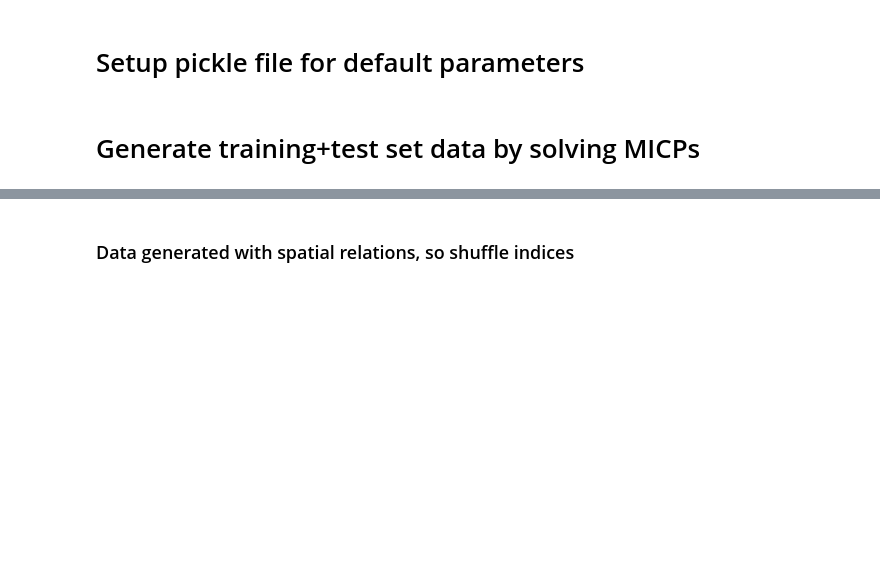
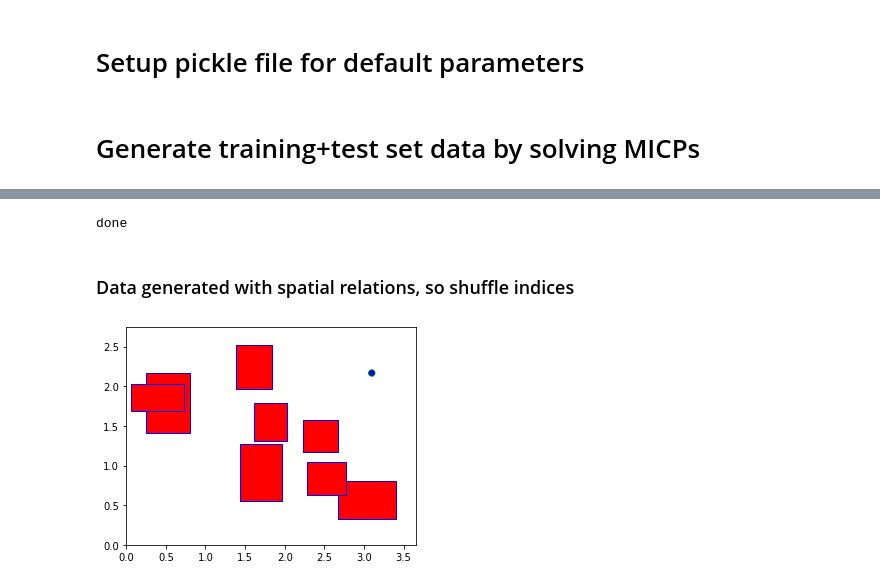
Before and after one commit to StanfordASL/CoCo, a Jupyter notebook: free_flyer/data_generation.ipynb, the cells around one changed output, grey strips where cells are left out. Drawn from its saved outputs; the diff is of its cells as text; code cells hidden in the pictures; blank space fills up the shorter version.

```diff
--- a/free_flyer/data_generation.ipynb
+++ b/free_flyer/data_generation.ipynb
@@ -227,7 +227,7 @@ sample_dists = {'x0': lambda: np.hstack((posmin + (posmax-posmin)*np.random.rand
                'obstacles': lambda: random_obs(n_obs, posmin, posmax, border_size, min_box_size, max_box_size)}
 
 #specify dataset sizes
-num_train = 90; num_test = 10
+num_train = 90000; num_test = 10000
 num_probs = num_train + num_test
 
 #write out config
@@ -257,6 +257,7 @@ Y = np.zeros((num_probs, 4*n_obs, N-1)).astype(int)
 costs = np.zeros(num_probs)
 solve_times = np.zeros(num_probs)
 # %%
+total_count = 0
 ii = 0
 ii_obs = 0
 ii_toggle = 0
@@ -266,6 +267,10 @@ toggle_obstacles = True
 
 #big for loop, sampling problem data, solving MICP, & storing
 while ii < num_probs:
+    total_count += 1
+    if total_count % 10000 == 0:
+        print('Done with problem {}'.format(ii))
+
     p_dict = {}
     if 'x0' in sampled_params or 'obstacles' in sampled_params:
         if toggle_obstacles:
@@ -318,3 +335,7 @@ while ii < num_probs:
+# %%
+print('done')
+# %% [output]
+done
 # %% [markdown]
 ### Data generated with spatial relations, so shuffle indices
 # %%
@@ -355,3 +376,32 @@ pickle.dump(test_data,test_file); test_file.close()
 # %%
 train_file = open(train_fn,'rb')
 p, x, u, y, c, s = pickle.load(train_file); train_file.close()
+# %%
+idx = np.random.randint(train_data[1].shape[0])
+
+obstacles = []
+for ii_obs in range(n_obs):
+    obs = train_data[0]['obstacles'][idx][:,ii_obs]
+    obstacles.append(obs)
+
+x0 = train_data[0]['x0'][idx]
+# x0 = findIC(obstacles, posmin, posmax, velmin, velmax)
+
+if len(obstacles) is n_obs:
+    plt.axes()
+    for obstacle in obstacles:
+        rectangle = plt.Rectangle((obstacle[0], obstacle[2]), \
+                                  obstacle[1]-obstacle[0], obstacle[3]-obstacle[2], \
+                                 fc='red', ec='blue')
+        plt.gca().add_patch(rectangle)
+        plt.axis('scaled')
+
+    circle = plt.Circle((x0[0],x0[1]), 0.04, fc='blue',ec="green")
+    plt.gca().add_patch(circle)
+
+    ax = plt.gca()
+    ax.margins(0)
+    ax.set(xlim=(posmin[0],posmax[0]), ylim=(posmin[1],posmax[1]))
+    plt.show()
+# %% [output]
+[figure, added]
```
Also changed, not shown: parts of 8 cells of this notebook, 7 other files.
